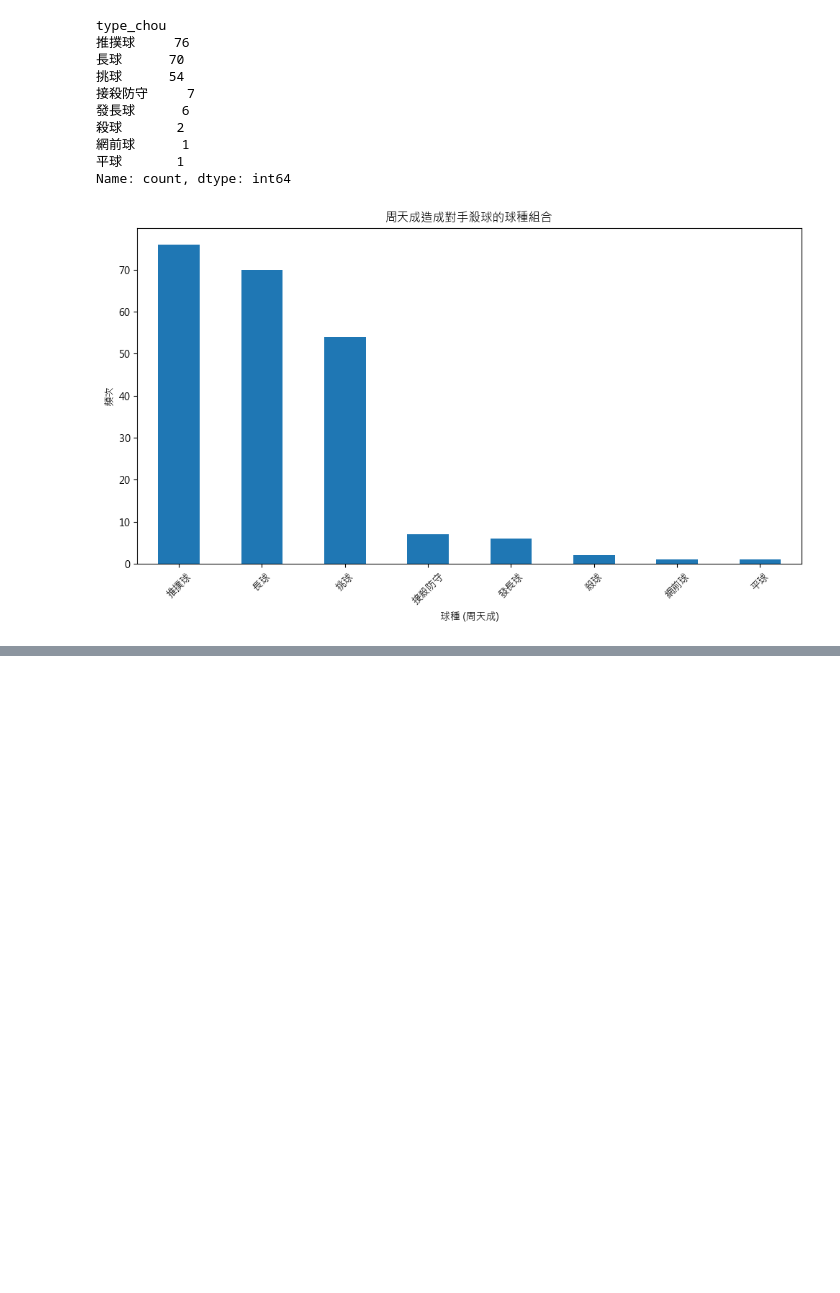
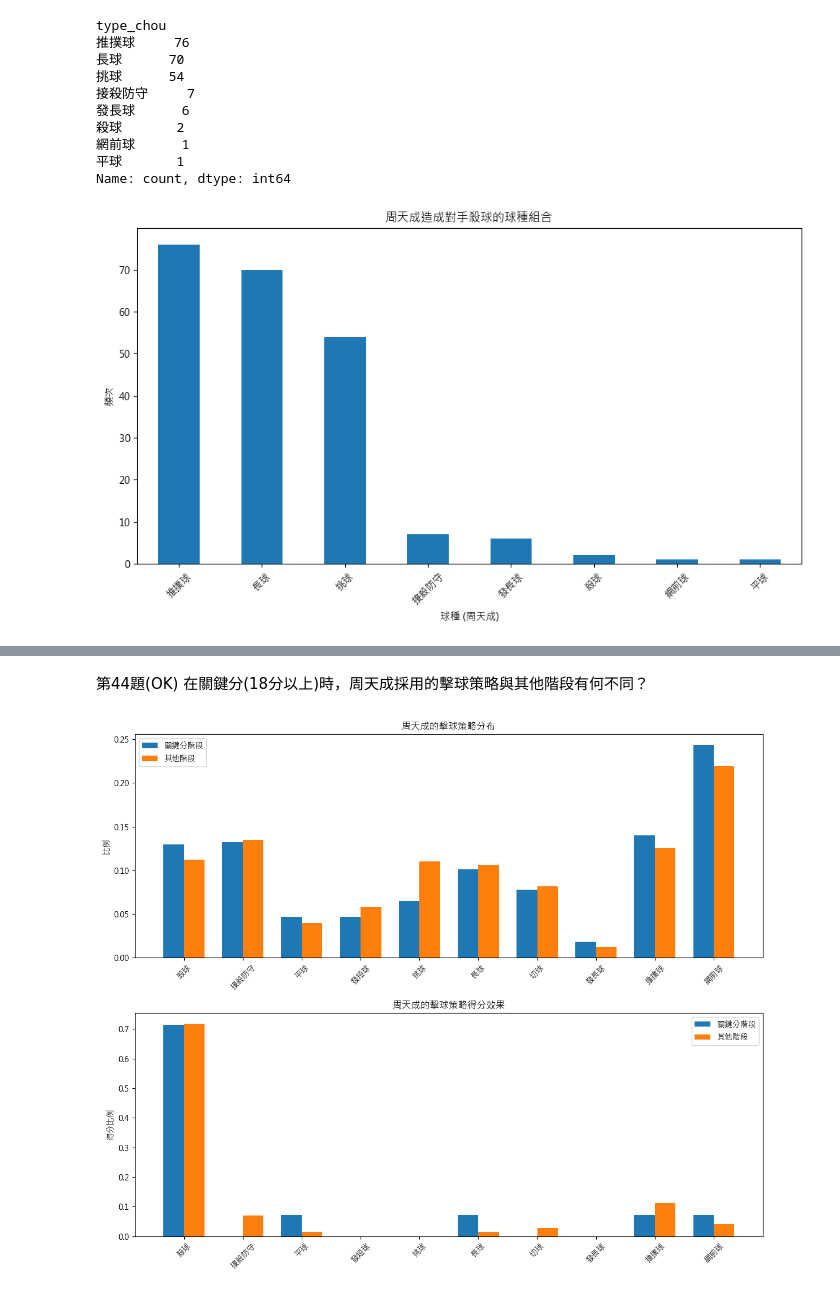
Before and after one commit to DanielTeng0811/BadmintonAI, a Jupyter notebook: question_ans_final.ipynb, the cells around one changed output, grey strips where cells are left out. Saved outputs shown, nothing was run; the diff lists cells and outputs as text; code cells hidden in the pictures; blank space fills up the shorter version.

```diff
--- a/question_ans_final.ipynb
+++ b/question_ans_final.ipynb
@@ -2236,0 +2394,75 @@ Name: count, dtype: int64
+# %% [markdown]
+第44題(OK)
+在關鍵分(18分以上)時，周天成採用的擊球策略與其他階段有何不同？
+# %%
+import pandas as pd
+import numpy as np
+import matplotlib.pyplot as plt
+import platform
+
+# 確認當前系統，設定字體
+s = platform.system()
+plt.rcParams['font.sans-serif'] = ['Arial Unicode MS', 'PingFang TC'] if s == 'Darwin' else ['Microsoft JhengHei', 'SimHei'] if s == 'Windows' else ['WenQuanYi Zen Hei']
+plt.rcParams['axes.unicode_minus'] = False
+
+# 1. 確認數據是否有內容
+if len(df) > 0:
+    # 2. 定義關鍵分階段條件
+    df['key_moment'] = ((df['player_score'] >= 18) | (df['opponent_score'] >= 18))
+
+    # 3. 將數據分為關鍵分階段和其他階段
+    key_moment_df = df[df['key_moment'] & (df['player'] == 'CHOU Tien Chen')]
+    non_key_moment_df = df[~df['key_moment'] & (df['player'] == 'CHOU Tien Chen')]
+
+    # 4. 分析周天成的擊球類型與頻率
+    key_type_counts = key_moment_df['type'].value_counts(normalize=True)
+    non_key_type_counts = non_key_moment_df['type'].value_counts(normalize=True)
+
+    # 取交集的擊球類型
+    all_types = set(key_type_counts.index).union(set(non_key_type_counts.index))
+
+    # 5. 比較得分效果 (贏球手段)
+    key_effect_df = key_moment_df[key_moment_df['getpoint_player'] == 'CHOU Tien Chen']
+    non_key_effect_df = non_key_moment_df[non_key_moment_df['getpoint_player'] == 'CHOU Tien Chen']
+
+    key_effect_counts = key_effect_df['type'].value_counts(normalize=True)
+    non_key_effect_counts = non_key_effect_df['type'].value_counts(normalize=True)
+
+    # 6. 可視化
+    fig, axes = plt.subplots(2, 1, figsize=(12, 10))
+
+    # Plot 1: 擊球策略的選擇頻率
+    width = 0.35  # the width of the bars
+    ind = np.arange(len(all_types))
+
+    key_type_vals = [key_type_counts.get(t, 0) for t in all_types]
+    non_key_type_vals = [non_key_type_counts.get(t, 0) for t in all_types]
+
+    axes[0].bar(ind - width/2, key_type_vals, width, label='關鍵分階段')
+    axes[0].bar(ind + width/2, non_key_type_vals, width, label='其他階段')
+
+    axes[0].set_xticks(ind)
+    axes[0].set_xticklabels(all_types, rotation=45)
+    axes[0].set_ylabel('比例')
+    axes[0].set_title('周天成的擊球策略分布')
+    axes[0].legend()
+
+    # Plot 2: 擊球策略的得分效果
+    key_effect_vals = [key_effect_counts.get(t, 0) for t in all_types]
+    non_key_effect_vals = [non_key_effect_counts.get(t, 0) for t in all_types]
+
+    axes[1].bar(ind - width/2, key_effect_vals, width, label='關鍵分階段')
+    axes[1].bar(ind + width/2, non_key_effect_vals, width, label='其他階段')
+
+    axes[1].set_xticks(ind)
+    axes[1].set_xticklabels(all_types, rotation=45)
+    axes[1].set_ylabel('得分比例')
+    axes[1].set_title('周天成的擊球策略得分效果')
+    axes[1].legend()
+
+    plt.tight_layout()
+    plt.show()
+else:
+    print("數據集為空，無法進行分析")
+# %% [output]
+[figure, added]
```
Also changed, not shown: parts of 12 cells of this notebook, 4 other files.
